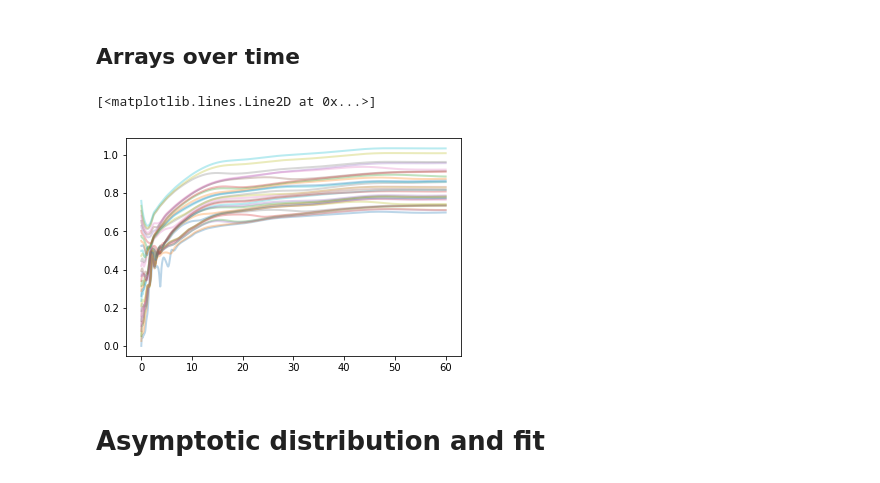
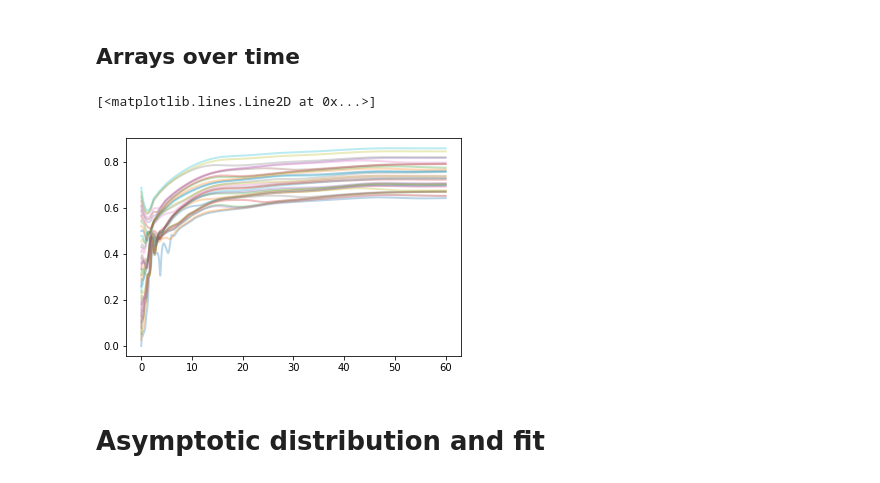
Before and after one commit to parkseo7/KuramotoPlasticDelay, a Jupyter notebook: asy_script.ipynb, the cells around one changed output. Drawn from its saved outputs; the diff is of its cells as text; code cells hidden in the pictures.

```diff
--- a/asy_script.ipynb
+++ b/asy_script.ipynb
@@ -74,18 +73,20 @@ sigma2 = np.var(asy_diffs)
 # %% [markdown]
 ## Arrays over time
 # %%
+# Configure plots
 fig, ax = plt.subplots(1,1)
+
 
 # Figure options
 pltopts = {'linewidth': 2.0,
            'alpha': 0.3,
           }
 ind_s = int(sol['t'].size*(1 - asy))
-ax.plot(sol['t'], arr_diff, **pltopts)
+ax.plot(sol['t'], np.sin(arr_diff), **pltopts)
 ax.plot([],[])
 # %% [output]
 [<matplotlib.lines.Line2D at 0x...>]
-[figure, old version]
+[figure, new version]
 # %% [markdown]
 # Asymptotic distribution and fit
 # %%
```
Also changed, not shown: parts of 1 cell of this notebook, 4 other files.
